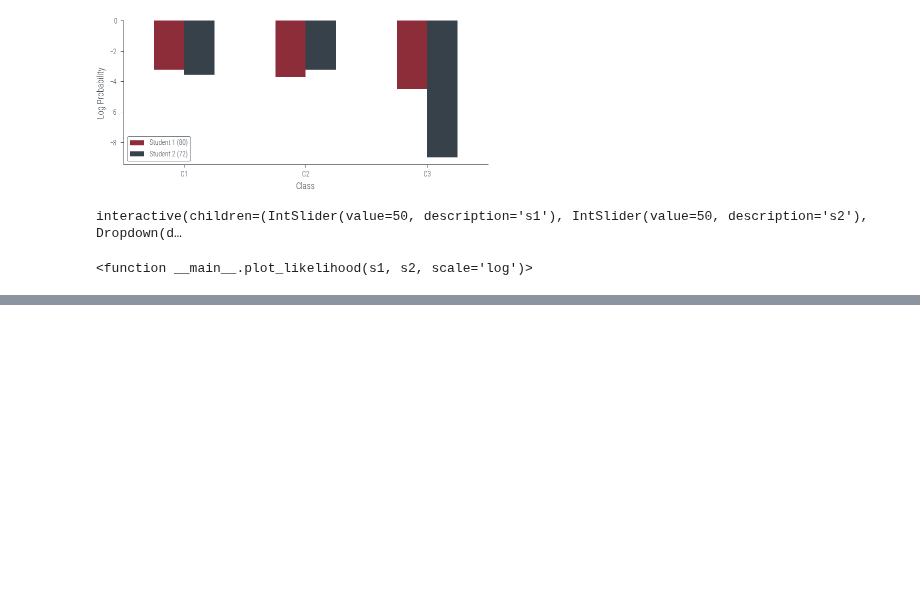
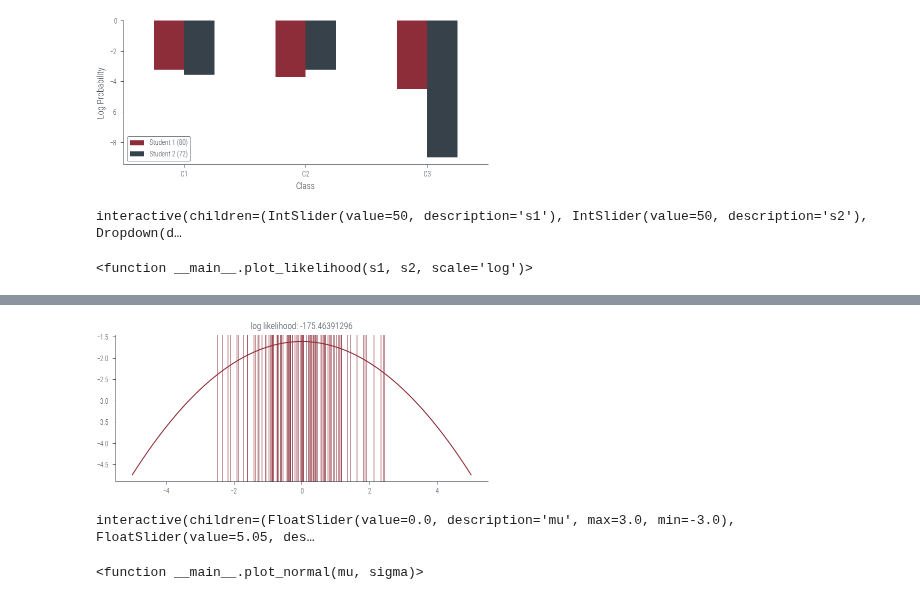
Before and after one commit to nipunbatra/pml-teaching, a Jupyter notebook: notebooks/mle-univariate.ipynb, the cells around one changed output, grey strips where cells are left out. Cells and saved outputs as stored; diff of their text form; code cells hidden in the pictures; blank space fills up the shorter version.

```diff
--- a/notebooks/mle-univariate.ipynb
+++ b/notebooks/mle-univariate.ipynb
@@ -263,0 +289,30 @@ interactive(children=(IntSlider(value=50, description='s1'), IntSlider(value=50,
+# %%
+def ll(mu, sigma):
+    mu = torch.tensor(mu)
+    sigma = torch.tensor(sigma)
+
+    dist = torch.distributions.Normal(mu, sigma)
+    loglik = dist.log_prob(samples).sum()
+    return dist, loglik
+
+def plot_normal(mu, sigma):
+    xs = torch.linspace(-5, 5, 100)
+    dist, loglik = ll(mu, sigma)
+    ys_log = dist.log_prob(xs)
+    plt.plot(xs, ys_log)
+
+    # ax[0] plot vertical lines for samples
+    for sample in samples:
+
+        plt.axvline(sample, alpha=0.5)
+
+    plt.title(f'log likelihood: {loglik:.8f}')
+# %%
+plot_normal(0, 2)
+# %% [output]
+[figure, added]
+# %%
+interact(plot_normal, mu=(-3.0, 3.0), sigma=(0.1, 10))
+# %% [output]
+interactive(children=(FloatSlider(value=0.0, description='mu', max=3.0, min=-3.0), FloatSlider(value=5.05, des…
+<function __main__.plot_normal(mu, sigma)>
```
Also changed, not shown: parts of 5 cells of this notebook, 5 other files.
